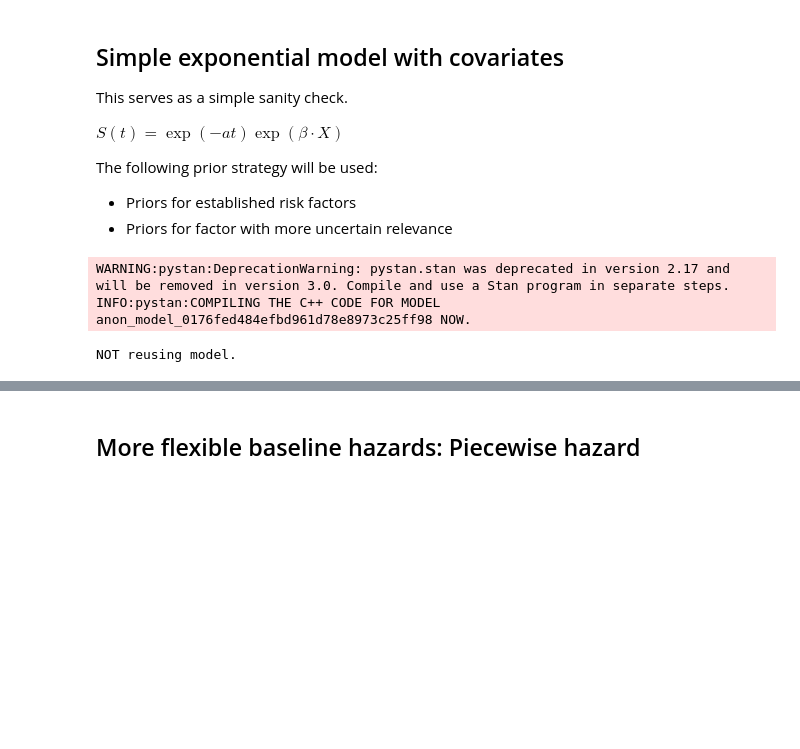
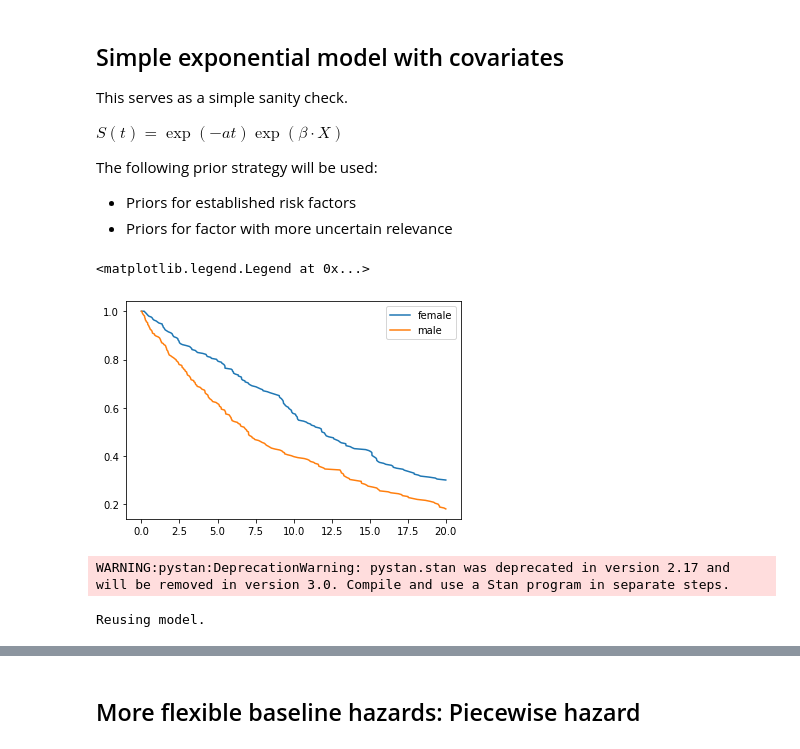
Before and after one commit to philarnold4242/test_survivalstan, a Jupyter notebook: Exp_SurivivalStan.ipynb, the cells around one changed output, grey strips where cells are left out. Drawn from its saved outputs; the diff is of its cells as text; code cells hidden in the pictures; blank space fills up the shorter version.

```diff
--- a/Exp_SurivivalStan.ipynb
+++ b/Exp_SurivivalStan.ipynb
@@ -55,29 +66,37 @@ The following prior strategy will be used:
 * Priors for factor with more uncertain relevance
 # %%
 # Simulate Data
-df2 = survivalstan.sim.sim_data_exp_correlated(N = 500,
-                                               censor_time = 20,
-                                               rate_form = '1 + age + sex',
-                                               rate_coefs=[0, -3, 0.5])
+df2 = survivalstan.sim.sim_data_exp_correlated(
+    N=500, censor_time=20, rate_form='1 + sex', rate_coefs=[-3, 0.5])
+
+df2 = survivalstan.sim.sim_data_exp_correlated(
+    N=500, censor_time=20, rate_form='1 + age + sex', rate_coefs=[-3, 0.3, 0])
 
 # Plot data
 survivalstan.utils.plot_observed_survival(
     df2.query('sex == "female"'),
     time_col='t',
     event_col='event',
     label='female')
 
 survivalstan.utils.plot_observed_survival(
     df2.query('sex == "male"'),
     time_col='t',
     event_col='event',
     label='male')
 
 plt.legend()
+# %% [output]
+<matplotlib.legend.Legend at 0x...>
+[figure, added]
 # %%
 # Infer parameters
+# 800/1000/4/0.8/20: 90s
+# 800/1000/4/0.99/20: 123s
+# 1600/2000/4/0.99/20: 360s
+# 3500/4000/4/0.99/20:
 
-ctrl = dict(adapt_delta = 0.99999,
+ctrl = dict(adapt_delta = 0.99,
             max_treedepth = 20)
 
 fit2_org = survivalstan.fit_stan_survival_model(
@@ -87,14 +106,13 @@ fit2_org = survivalstan.fit_stan_survival_model(
     model_code=survivalstan.models.exp_survival_model,
     formula='~ 1 + age + sex',
     model_cohort = 'exp model',
-    iter = 10000,
+    iter = 4000,
     chains = 4,
-    warmup = 6500,
+    warmup = 3500,
     control = ctrl)
 # %% [output]
 WARNING:pystan:DeprecationWarning: pystan.stan was deprecated in version 2.17 and will be removed in version 3.0. Compile and use a Stan program in separate steps.
-INFO:pystan:COMPILING THE C++ CODE FOR MODEL anon_model_0176fed484efbd961d78e8973c25ff98 NOW.
-NOT reusing model.
+Reusing model.
 # %%
 # HMC diagnostics
 
```
Also changed, not shown: parts of 8 cells of this notebook.
